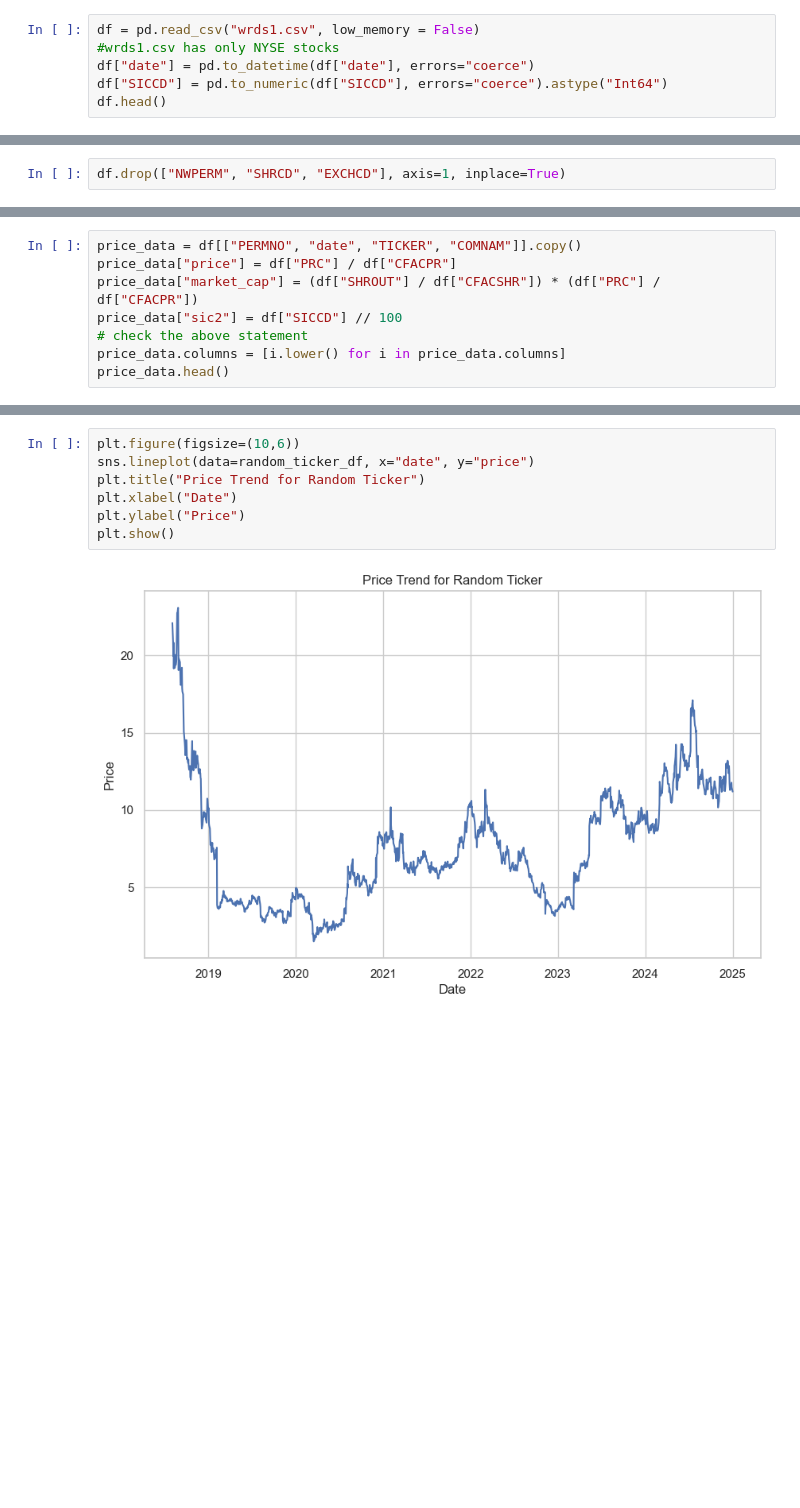
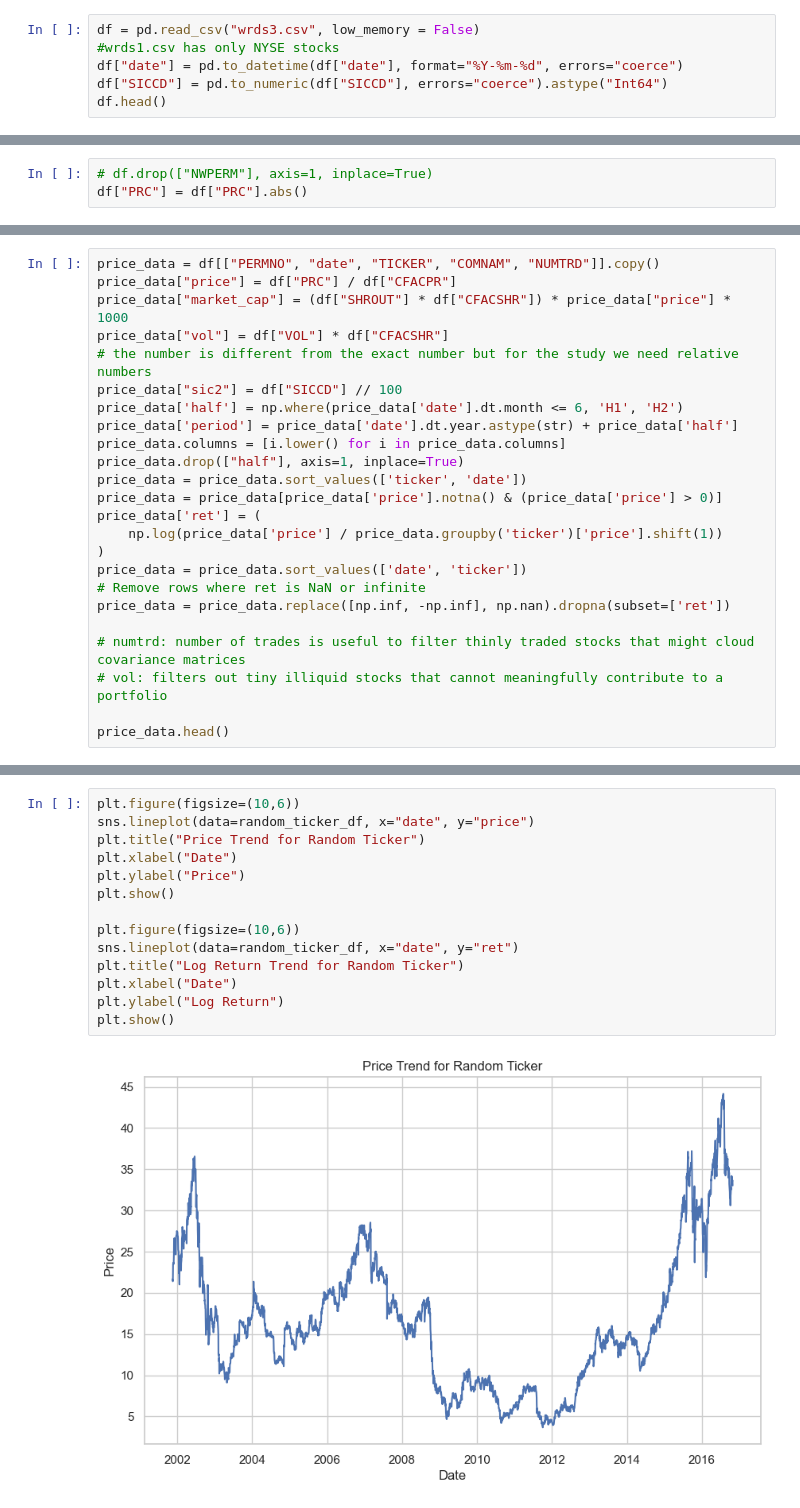
Before and after one commit to Ra20r/spectral-analysis, a Jupyter notebook: data.ipynb, the cells around one changed output, grey strips where cells are left out. Drawn from its saved outputs; the diff is of its cells as text; blank space fills up the shorter version.

```diff
--- a/data.ipynb
+++ b/data.ipynb
@@ -8,9 +10,9 @@ import random
 sns.set_theme(style='whitegrid')
 %matplotlib inline
 # %%
-df = pd.read_csv("wrds1.csv", low_memory = False)
+df = pd.read_csv("wrds3.csv", low_memory = False)
 #wrds1.csv has only NYSE stocks
-df["date"] = pd.to_datetime(df["date"], errors="coerce")
+df["date"] = pd.to_datetime(df["date"], format="%Y-%m-%d", errors="coerce")
 df["SICCD"] = pd.to_numeric(df["SICCD"], errors="coerce").astype("Int64")
 df.head()
 # %% [output]
@@ -29,5 +31,6 @@ print(df['SHRCD'].unique())
 # %%
-df.drop(["NWPERM", "SHRCD", "EXCHCD"], axis=1, inplace=True)
+# df.drop(["NWPERM"], axis=1, inplace=True)
+df["PRC"] = df["PRC"].abs()
 # %%
 df.head()
 # %% [output]
@@ -69,9 +79,25 @@ print(lehman_df.tail())
 # %%
-price_data = df[["PERMNO", "date", "TICKER", "COMNAM"]].copy()
+price_data = df[["PERMNO", "date", "TICKER", "COMNAM", "NUMTRD"]].copy()
 price_data["price"] = df["PRC"] / df["CFACPR"]
-price_data["market_cap"] = (df["SHROUT"] / df["CFACSHR"]) * (df["PRC"] / df["CFACPR"])
+price_data["market_cap"] = (df["SHROUT"] * df["CFACSHR"]) * price_data["price"] * 1000
+price_data["vol"] = df["VOL"] * df["CFACSHR"]
+# the number is different from the exact number but for the study we need relative numbers
 price_data["sic2"] = df["SICCD"] // 100
-# check the above statement
+price_data['half'] = np.where(price_data['date'].dt.month <= 6, 'H1', 'H2')
+price_data['period'] = price_data['date'].dt.year.astype(str) + price_data['half']
 price_data.columns = [i.lower() for i in price_data.columns]
+price_data.drop(["half"], axis=1, inplace=True)
+price_data = price_data.sort_values(['ticker', 'date'])
+price_data = price_data[price_data['price'].notna() & (price_data['price'] > 0)]
+price_data['ret'] = (
+    np.log(price_data['price'] / price_data.groupby('ticker')['price'].shift(1))
+)
+price_data = price_data.sort_values(['date', 'ticker'])
+# Remove rows where ret is NaN or infinite
+price_data = price_data.replace([np.inf, -np.inf], np.nan).dropna(subset=['ret'])
+
+# numtrd: number of trades is useful to filter thinly traded stocks that might cloud covariance matrices
+# vol: filters out tiny illiquid stocks that cannot meaningfully contribute to a portfolio
+
 price_data.head()
 # %% [output]
@@ -104,9 +130,16 @@ ARLO
 # %%
 plt.figure(figsize=(10,6))
 sns.lineplot(data=random_ticker_df, x="date", y="price")
 plt.title("Price Trend for Random Ticker")
 plt.xlabel("Date")
 plt.ylabel("Price")
 plt.show()
+
+plt.figure(figsize=(10,6))
+sns.lineplot(data=random_ticker_df, x="date", y="ret")
+plt.title("Log Return Trend for Random Ticker")
+plt.xlabel("Date")
+plt.ylabel("Log Return")
+plt.show()
 # %% [output]
-[figure, old version]
+[figure, new version]
```
Also changed, not shown: parts of 24 cells of this notebook, 1 other file.
